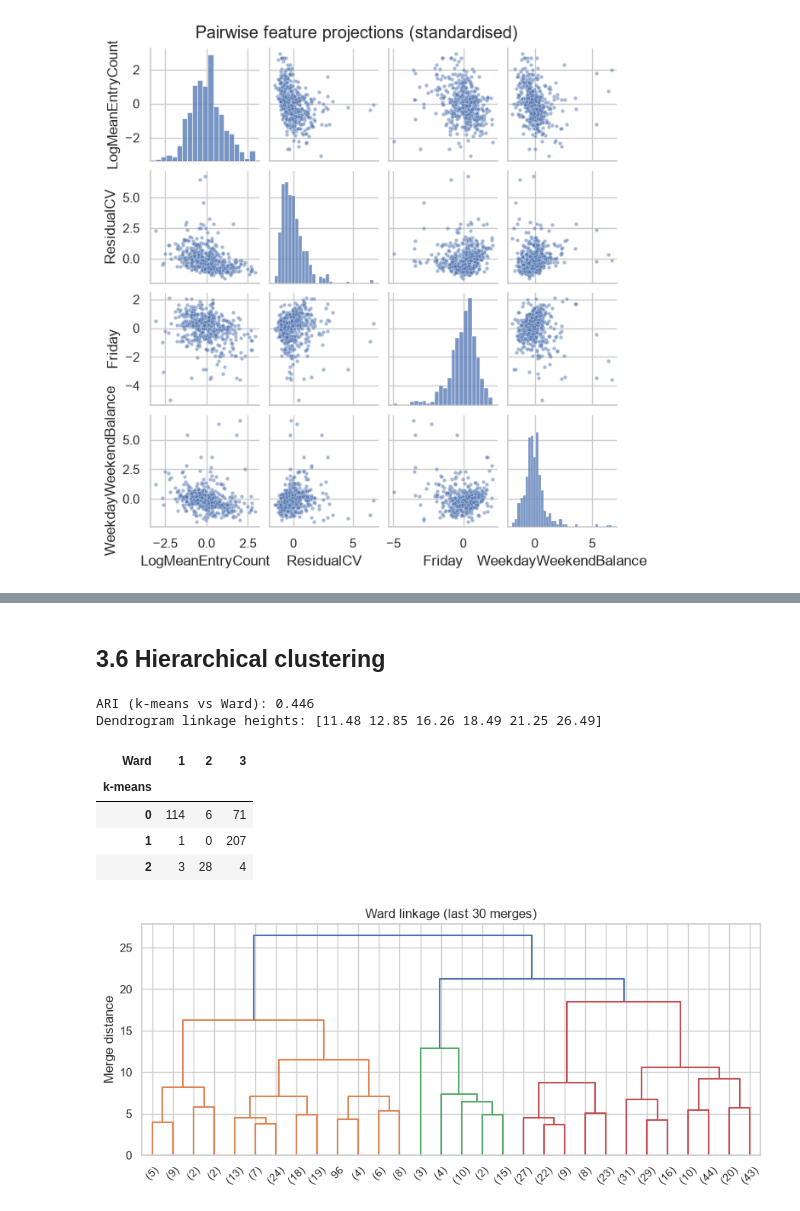
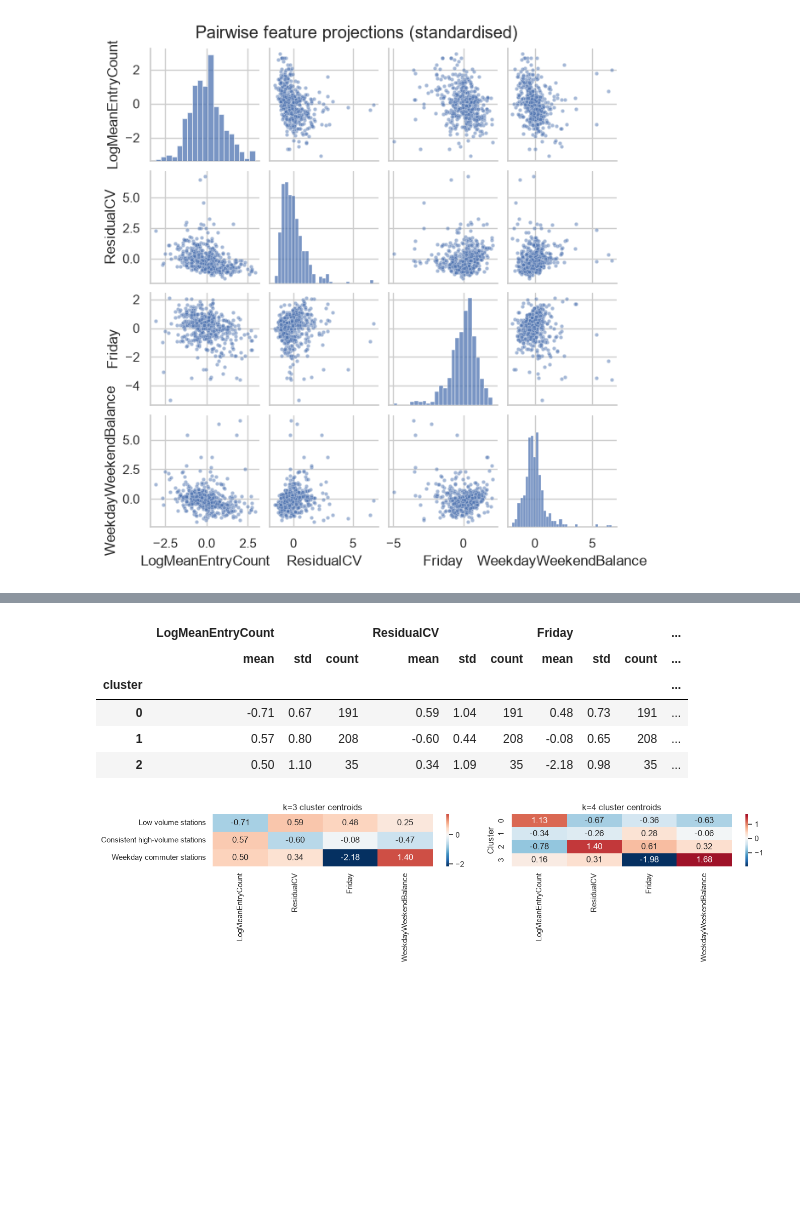
Before and after one commit to psyme95/tfl-station-demand, a Jupyter notebook: notebooks/3_Station_Clustering.ipynb, the cells around one changed output, grey strips where cells are left out. Drawn from its saved outputs; the diff is of its cells as text; code cells hidden in the pictures; blank space fills up the shorter version.

Commit message:
Write up the clustering results

```diff
--- a/notebooks/3_Station_Clustering.ipynb
+++ b/notebooks/3_Station_Clustering.ipynb
@@ -346,26 +309,32 @@ Cluster 2 (n=35):
-# %% [markdown]
-## 3.6 Hierarchical clustering
+# %%
+km3_profile = X_scaled.copy()
+km3_profile["cluster"] = km_3.labels_
+
+km3_profile.groupby("cluster").agg(["mean", "std", "count"]).round(2)
+# %% [output]
+|  | LogMeanEntryCount |  |  | ResidualCV |  |  | Friday |  |  | ... |
+|  | mean | std | count | mean | std | count | mean | std | count | ... |
+| cluster |  |  |  |  |  |  |  |  |  | ... |
+| 0 | -0.71 | 0.67 | 191 | 0.59 | 1.04 | 191 | 0.48 | 0.73 | 191 | ... |
+| 1 | 0.57 | 0.80 | 208 | -0.60 | 0.44 | 208 | -0.08 | 0.65 | 208 | ... |
+| 2 | 0.50 | 1.10 | 35 | 0.34 | 1.09 | 35 | -2.18 | 0.98 | 35 | ... |
 # %%
-link = linkage(X_scaled, method="ward")
-ward_labels = fcluster(link, 3, criterion="maxclust")
+centres_3 = pd.DataFrame(km_3.cluster_centers_, columns=FEATURES)
+centres_4 = pd.DataFrame(km_4.cluster_centers_, columns=FEATURES)
 
-fig, ax = plt.subplots(figsize=(9, 4))
-dendrogram(link, truncate_mode="lastp", p=30, ax=ax)
-ax.set_title("Ward linkage (last 30 merges)")
-ax.set_ylabel("Merge distance")
+fig, axes = plt.subplots(1, 2, figsize=(14, 3.5))
+
+sns.heatmap(centres_3.rename(index=tfl.name_clusters(centres_3)),
+            cmap="RdBu_r", center=0, annot=True, fmt=".2f", ax=axes[0])
+axes[0].set_title("k=3 cluster centroids")
+axes[0].set_ylabel("")
+
+sns.heatmap(centres_4, cmap="RdBu_r", center=0, annot=True, fmt=".2f", ax=axes[1])
+axes[1].set_title("k=4 cluster centroids")
+axes[1].set_ylabel("Cluster")
+
 plt.tight_layout()
-
-ari = adjusted_rand_score(km_3.labels_, ward_labels)
-print("ARI (k-means vs Ward):", round(ari, 3))
-print("Dendrogram linkage heights:", link[-6:, 2].round(2))
-
-pd.crosstab(km_3.labels_, ward_labels, rownames=["k-means"], colnames=["Ward"])
+os.makedirs("../docs/figures", exist_ok=True)
+fig.savefig("../docs/figures/cluster_centroids.png", dpi=150, bbox_inches="tight")
 # %% [output]
-ARI (k-means vs Ward): 0.446
-Dendrogram linkage heights: [11.48 12.85 16.26 18.49 21.25 26.49]
-| Ward | 1 | 2 | 3 |
-| k-means |  |  |  |
-| 0 | 114 | 6 | 71 |
-| 1 | 1 | 0 | 207 |
-| 2 | 3 | 28 | 4 |
-[figure, old version]
+[figure, new version]
```
Also changed, not shown: parts of 46 cells of this notebook.
